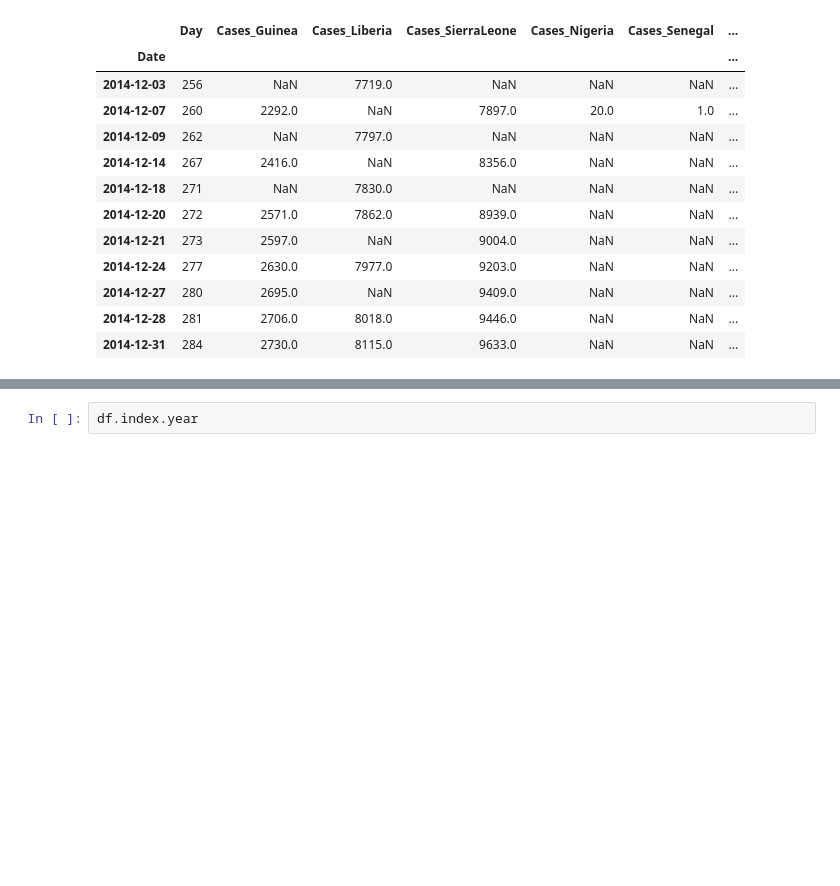
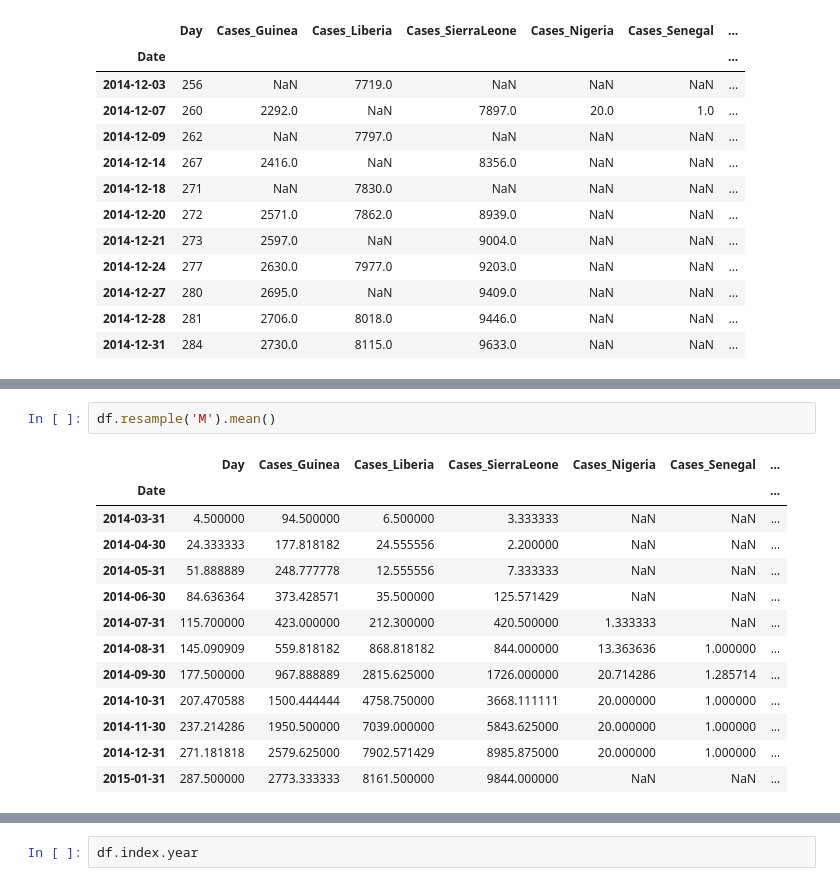
Before and after one commit to hiroshi0530/wa-src, a Jupyter notebook: article/library/pandas/pandas_nb.ipynb, the cells around one changed output, grey strips where cells are left out. Drawn from its saved outputs; the diff is of its cells as text; blank space fills up the shorter version.

```diff
--- a/article/library/pandas/pandas_nb.ipynb
+++ b/article/library/pandas/pandas_nb.ipynb
@@ -318,0 +328,16 @@ df['2014-12'].sort_index(ascending=True)
+# %%
+df.resample('M').mean()
+# %% [output]
+|  | Day | Cases_Guinea | Cases_Liberia | Cases_SierraLeone | Cases_Nigeria | Cases_Senegal | ... |
+| Date |  |  |  |  |  |  | ... |
+| 2014-03-31 | 4.500000 | 94.500000 | 6.500000 | 3.333333 | NaN | NaN | ... |
+| 2014-04-30 | 24.333333 | 177.818182 | 24.555556 | 2.200000 | NaN | NaN | ... |
+| 2014-05-31 | 51.888889 | 248.777778 | 12.555556 | 7.333333 | NaN | NaN | ... |
+| 2014-06-30 | 84.636364 | 373.428571 | 35.500000 | 125.571429 | NaN | NaN | ... |
+| 2014-07-31 | 115.700000 | 423.000000 | 212.300000 | 420.500000 | 1.333333 | NaN | ... |
+| 2014-08-31 | 145.090909 | 559.818182 | 868.818182 | 844.000000 | 13.363636 | 1.000000 | ... |
+| 2014-09-30 | 177.500000 | 967.888889 | 2815.625000 | 1726.000000 | 20.714286 | 1.285714 | ... |
+| 2014-10-31 | 207.470588 | 1500.444444 | 4758.750000 | 3668.111111 | 20.000000 | 1.000000 | ... |
+| 2014-11-30 | 237.214286 | 1950.500000 | 7039.000000 | 5843.625000 | 20.000000 | 1.000000 | ... |
+| 2014-12-31 | 271.181818 | 2579.625000 | 7902.571429 | 8985.875000 | 20.000000 | 1.000000 | ... |
+| 2015-01-31 | 287.500000 | 2773.333333 | 8161.500000 | 9844.000000 | NaN | NaN | ... |
```
Also changed, not shown: parts of 16 cells of this notebook, 2 other files.
